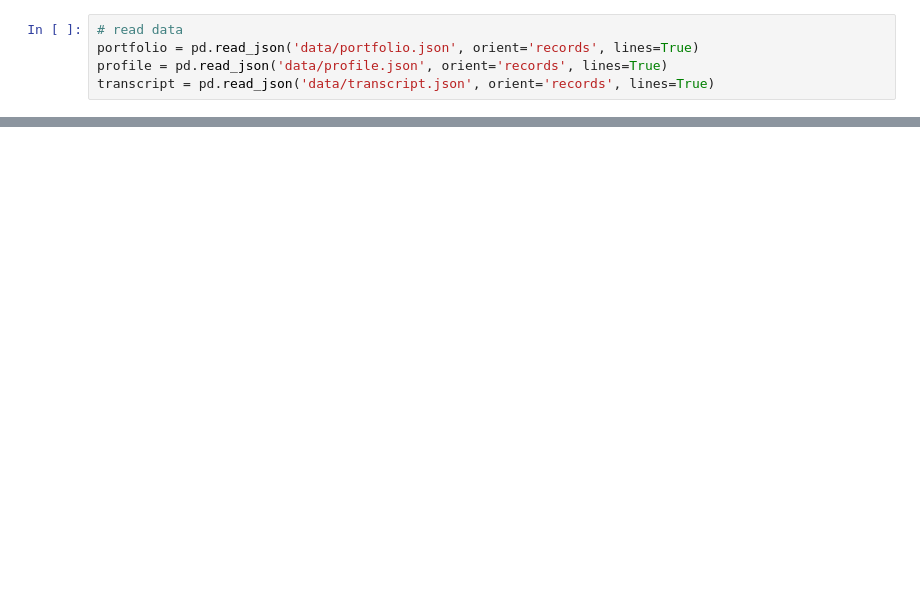
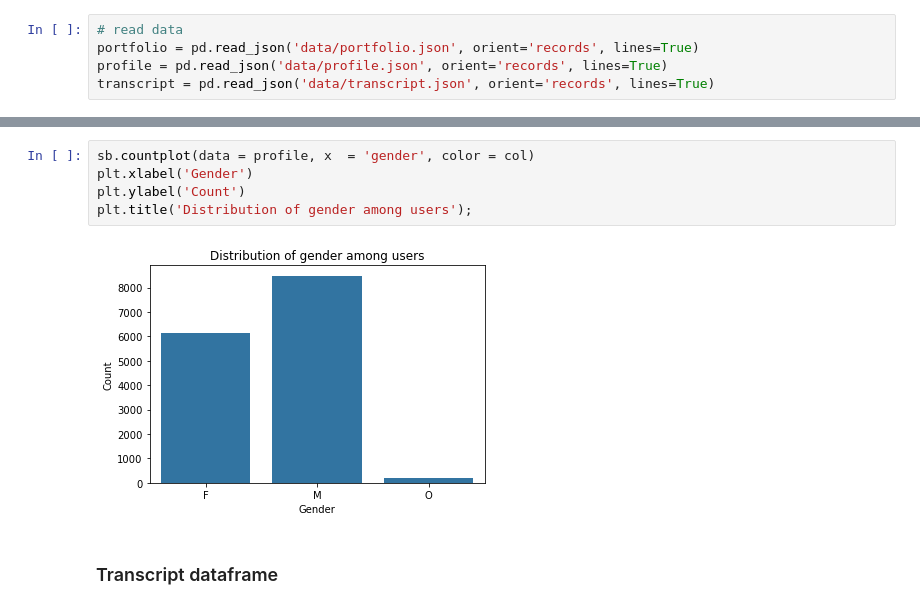
Before and after one commit to zoraaroz/marketing-success-prediction, a Jupyter notebook: outcome_classification.ipynb, the cells around one changed output, grey strips where cells are left out. Cells and saved outputs as stored; diff of their text form; blank space fills up the shorter version.

```diff
--- a/outcome_classification.ipynb
+++ b/outcome_classification.ipynb
@@ -26,0 +195,9 @@ transcript.head()
+# %%
+sb.countplot(data = profile, x  = 'gender', color = col)
+plt.xlabel('Gender')
+plt.ylabel('Count')
+plt.title('Distribution of gender among users');
+# %% [output]
+[figure, added]
+# %% [markdown]
+### Transcript dataframe
```
Also changed, not shown: parts of 38 cells of this notebook.
